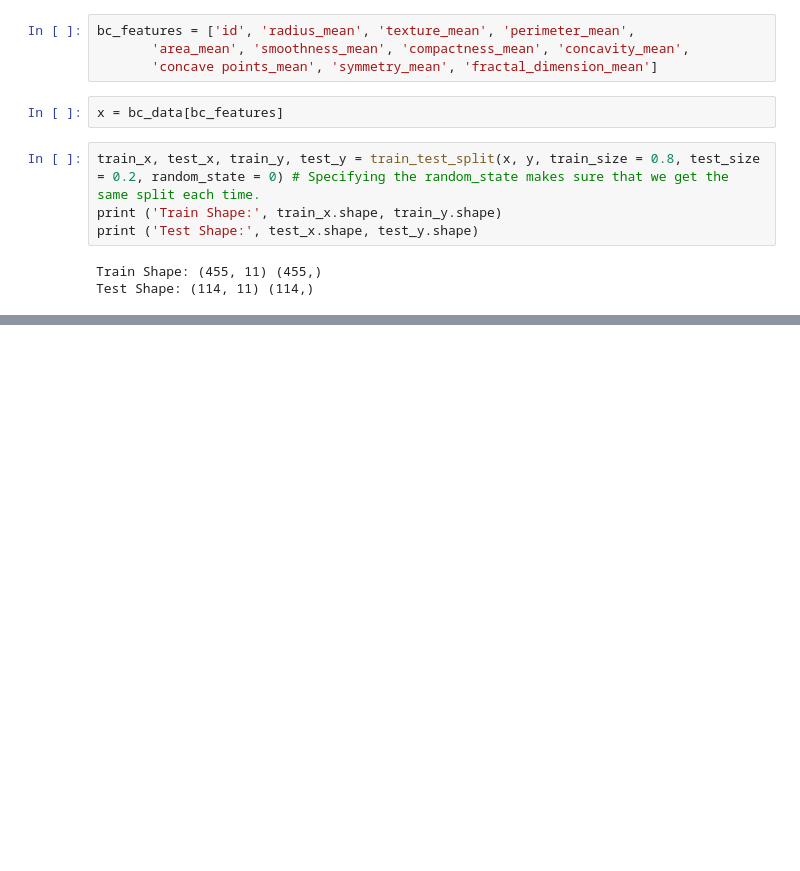
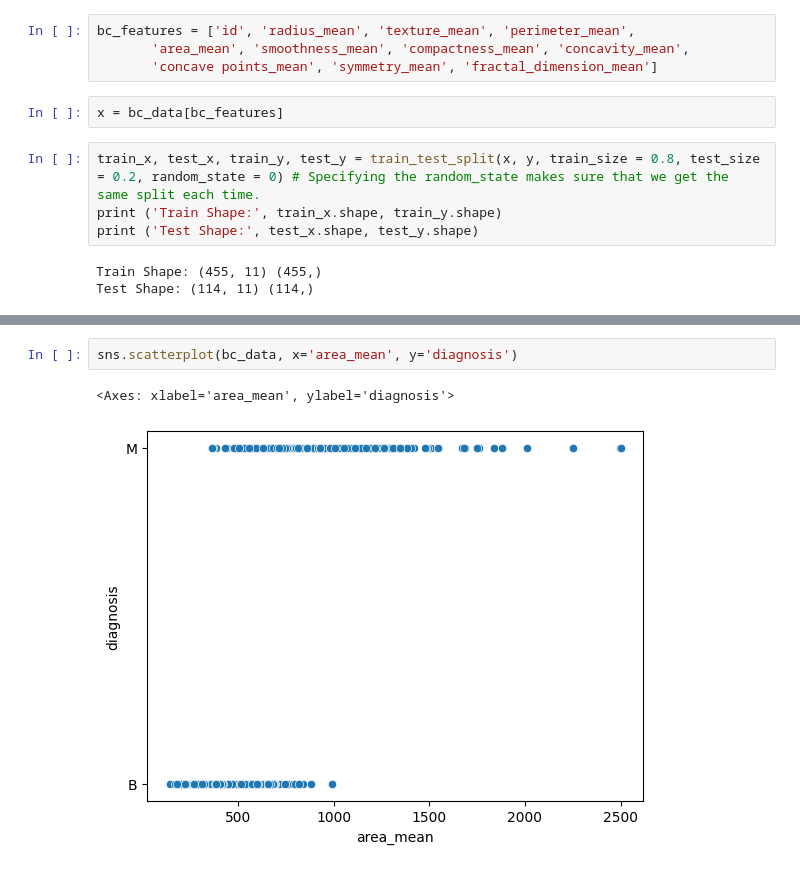
Before and after one commit to LolaLS/My_Junior_Venture, a Jupyter notebook: Junior_Venture_BCWisconsinDataset.ipynb, the cells around one changed output, grey strips where cells are left out. Drawn from its saved outputs; the diff is of its cells as text; blank space fills up the shorter version.

```diff
--- a/Junior_Venture_BCWisconsinDataset.ipynb
+++ b/Junior_Venture_BCWisconsinDataset.ipynb
@@ -71,0 +88,5 @@ Test Shape: (114, 11) (114,)
+# %%
+sns.scatterplot(bc_data, x='area_mean', y='diagnosis')
+# %% [output]
+<Axes: xlabel='area_mean', ylabel='diagnosis'>
+[figure, added]
```
Also changed, not shown: parts of 10 cells of this notebook.
